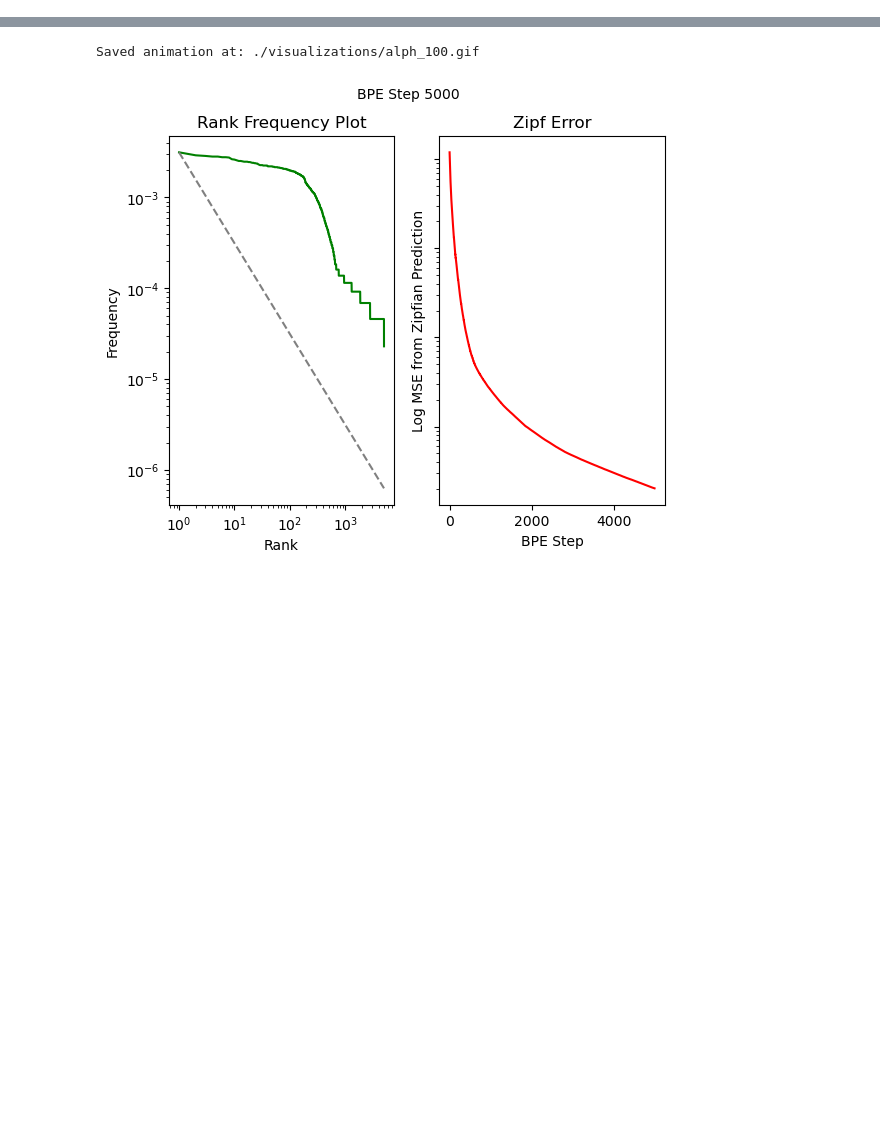
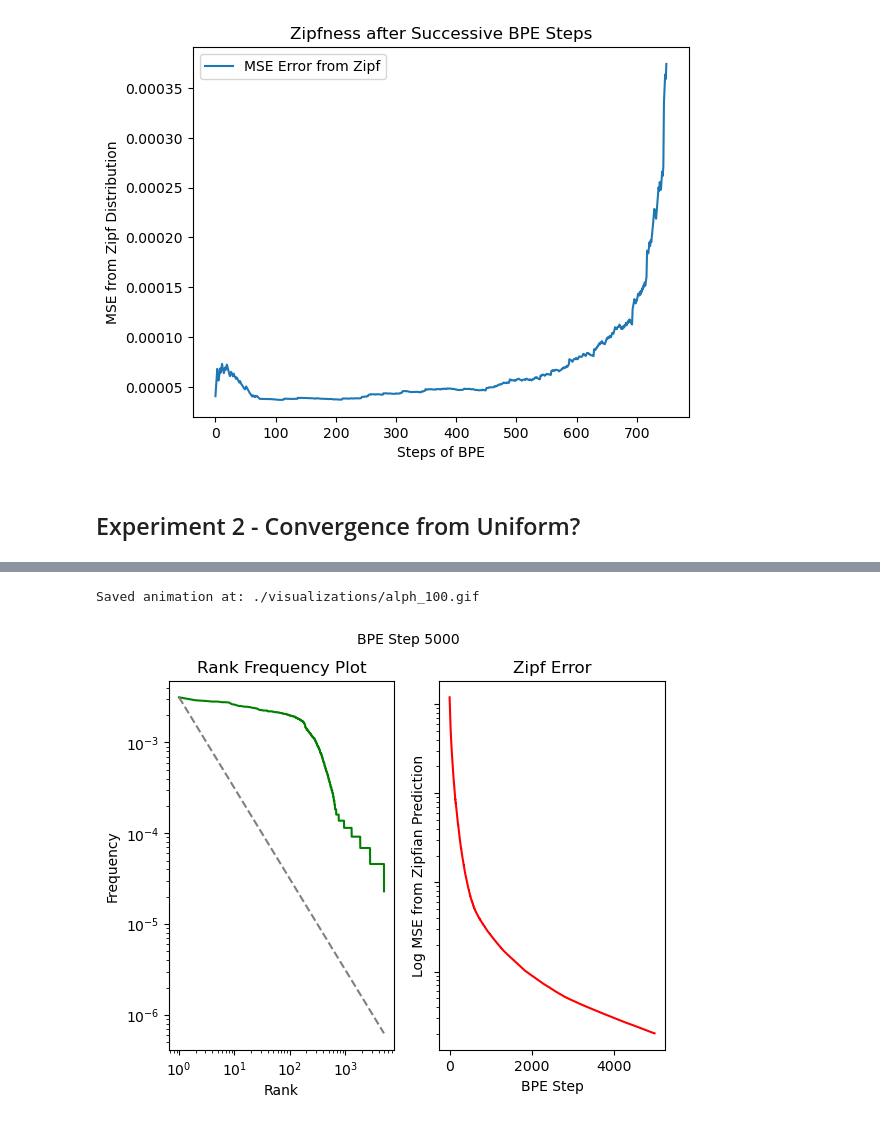
Before and after one commit to JackHanke/nlpsem, a Jupyter notebook: theory.ipynb, the cells around one changed output, grey strips where cells are left out. Saved outputs shown, nothing was run; the diff lists cells and outputs as text; code cells hidden in the pictures; blank space fills up the shorter version.

```diff
--- a/theory.ipynb
+++ b/theory.ipynb
@@ -7,3 +96,22 @@ from utils.bpe import *
+# %%
+## plot error data
+path = f'data/errors_from_zipf_over_bpe_steps.npy'
+error_arr = np.load(path)
+
+plt.plot(
+    [i for i in range(len(error_arr[:750]))],
+    error_arr[:750],
+    label='MSE Error from Zipf'
+)
+plt.title(f'Zipfness after Successive BPE Steps')
+plt.xlabel(f'Steps of BPE')
+plt.ylabel(f'MSE from Zipf Distribution')
+plt.legend()
+plt.show()
+# %% [output]
+[figure, added]
+# %% [markdown]
+## Experiment 2 - Convergence from Uniform?
 # %%
 # make uniform data of varying alphabet sizes
 
```
Also changed, not shown: parts of 6 cells of this notebook, 5 other files.
